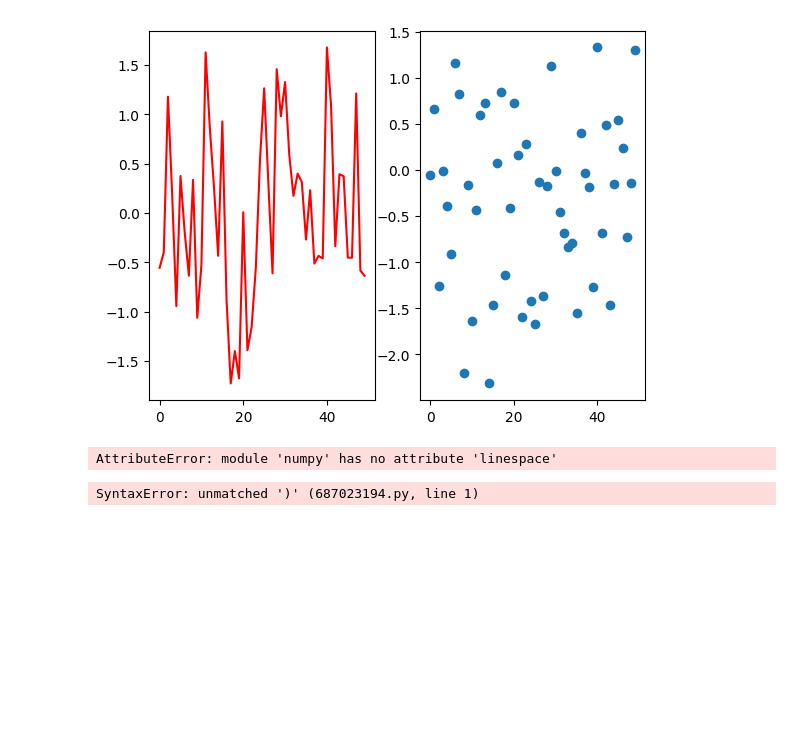
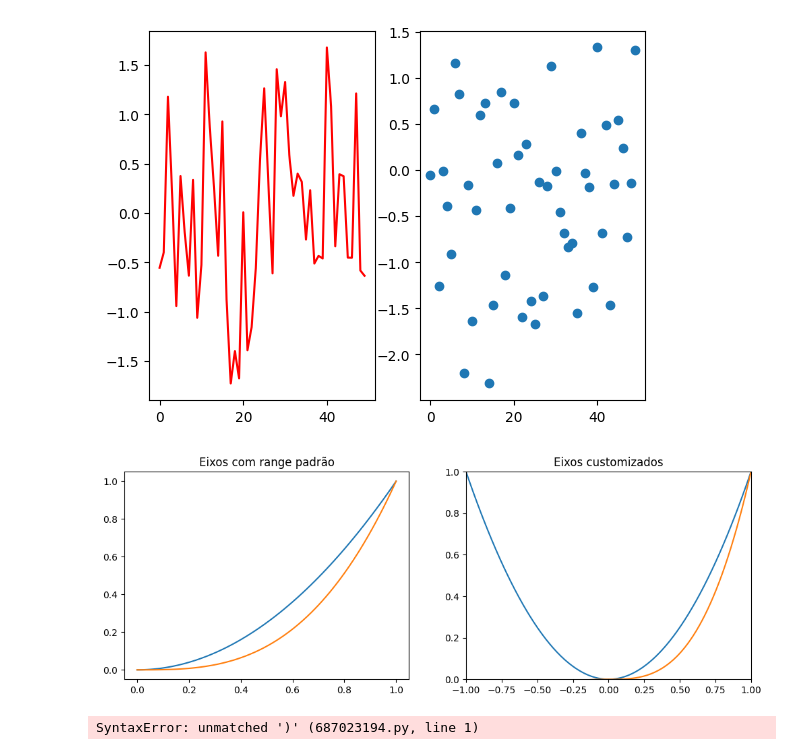
Before and after one commit to wildestmaii/DataScience, a Jupyter notebook: pandas/aula3/aula3.ipynb, the cells around one changed output. Saved outputs shown, nothing was run; the diff lists cells and outputs as text; code cells hidden in the pictures; blank space fills up the shorter version.

Commit message:
controle dos eixos no padrão fifa

```diff
--- a/pandas/aula3/aula3.ipynb
+++ b/pandas/aula3/aula3.ipynb
@@ -36,19 +36,19 @@ plt.show()
 # %% [output]
 [figure]
 # %%
-x = np.linespace(0, 1., 100)
-fig, axes = plt.subplots(1, 2, figsize = (12,4))
+x = np.linspace(0, 1., 100)
+fig, axes = plt.subplots(1, 2, figsize = (12, 4))
 
 axes[0].plot(x, x**2, x, x**3)
-axes[0].set_title("Eixo com range padrão")
+axes[0].set_title("Eixos com range padrão")
 
 x = np.linspace(-1, 1., 100)
 axes[1].plot(x, x**2, x, x**3)
 axes[1].set_ylim([0, 1])            # Especifico o tamanho do eixo y
 axes[1].set_xlim([-1, 1])           # Especifico o tamanho do eixo x
-axes[1].set_title("Eixos customizados")
+axes[1].set_title("Eixos customizados");
 # %% [output]
-AttributeError: module 'numpy' has no attribute 'linespace'
+[figure, added]
 # %%
 # %% [output]
 SyntaxError: unmatched ')' (687023194.py, line 1)
```
